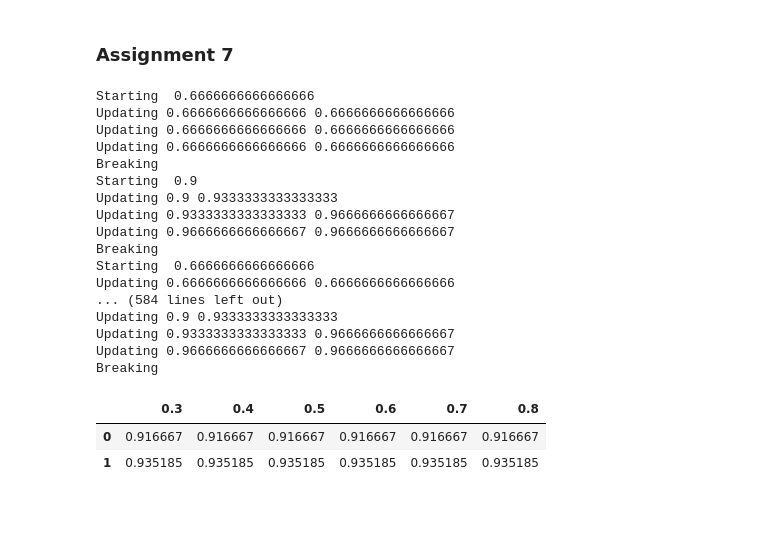
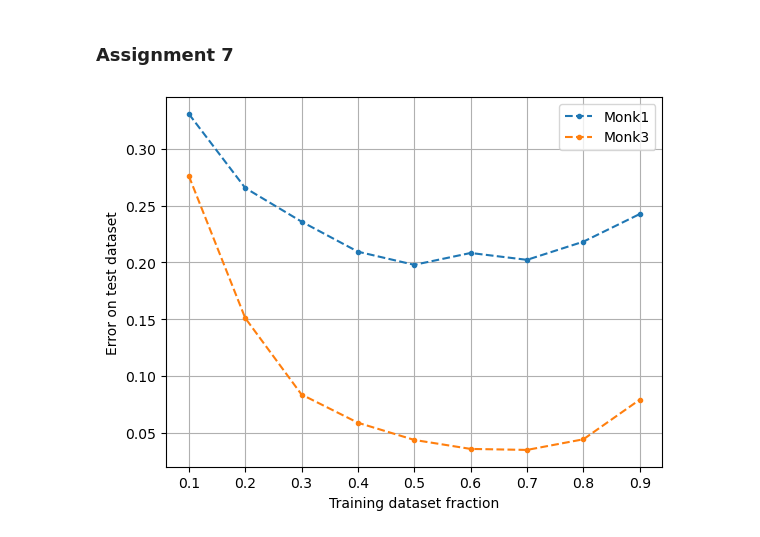
Before and after one commit to ermas3/Machine-Learning-Lab-1, a Jupyter notebook: python/Assignments.ipynb, the cells around one changed output. Drawn from its saved outputs; the diff is of its cells as text; code cells hidden in the pictures; blank space fills up the shorter version.

```diff
--- a/python/Assignments.ipynb
+++ b/python/Assignments.ipynb
@@ -218,45 +211,34 @@ With pruning, the complexity of the model is decreased. This improves test data
 ### Assignment 7
 # %%
 # Fractions to include
-fractions = [0.3, 0.4, 0.5, 0.6, 0.7, 0.8]
+fractions = [0.1, 0.2, 0.3, 0.4, 0.5, 0.6, 0.7, 0.8, 0.9]
 # Number of calculations per fraction
-N = 10
+N = 100
 
 errors = np.zeros((2, len(fractions)))
 
 for i, fraction in enumerate(fractions):
   # Placeholder for result, before average is calculated
   results = np.zeros((2, 1))
 
   for _ in range(N):
     inst_err = prune_error_rates([0, 2], fraction)
     results += inst_err[:, [1]]
 
   # Calculate average and add to list
   results /= N
   errors[:, [i]] = results
 
 errors_df = pd.DataFrame(errors)
 errors_df.columns = fractions
-errors_df
+errors_df.index = ['Monk1', 'Monk3']
+
+errors_df = errors_df.transpose()
+
+errors_df.plot(style=".--")
+plt.grid()
+plt.xlabel("Training dataset fraction")
+plt.ylabel("Error on test dataset")
+plt.show()
 # %% [output]
-Starting  0.6666666666666666
-Updating 0.6666666666666666 0.6666666666666666
-Updating 0.6666666666666666 0.6666666666666666
-Updating 0.6666666666666666 0.6666666666666666
-Breaking
-Starting  0.9
-Updating 0.9 0.9333333333333333
-Updating 0.9333333333333333 0.9666666666666667
-Updating 0.9666666666666667 0.9666666666666667
-Breaking
-Starting  0.6666666666666666
-Updating 0.6666666666666666 0.6666666666666666
-... (584 lines left out)
-Updating 0.9 0.9333333333333333
-Updating 0.9333333333333333 0.9666666666666667
-Updating 0.9666666666666667 0.9666666666666667
-Breaking
-|  | 0.3 | 0.4 | 0.5 | 0.6 | 0.7 | 0.8 |
-| 0 | 0.916667 | 0.916667 | 0.916667 | 0.916667 | 0.916667 | 0.916667 |
-| 1 | 0.935185 | 0.935185 | 0.935185 | 0.935185 | 0.935185 | 0.935185 |
+[figure, added]
```
Also changed, not shown: parts of 4 cells of this notebook.
